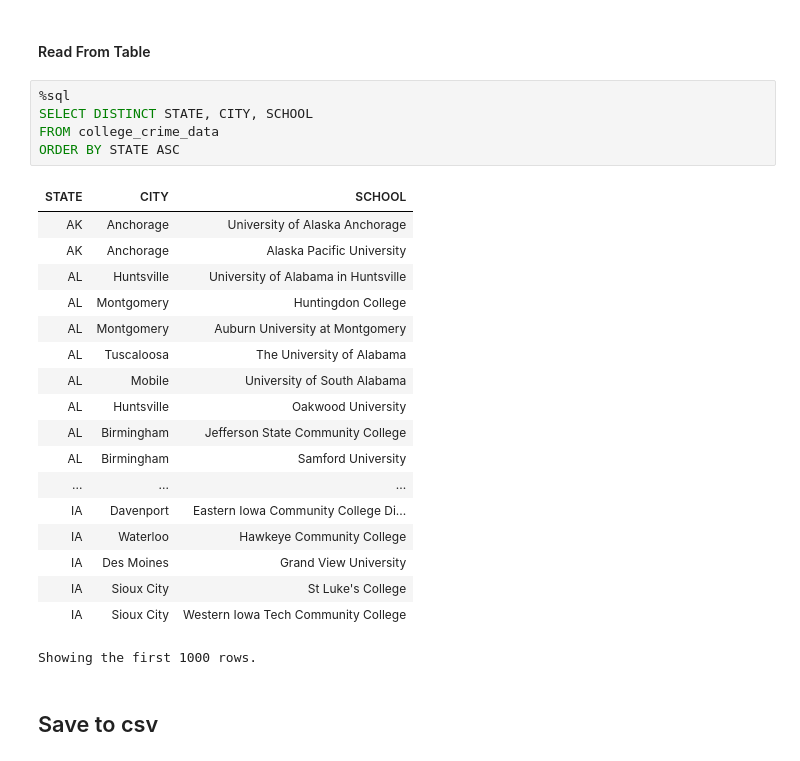
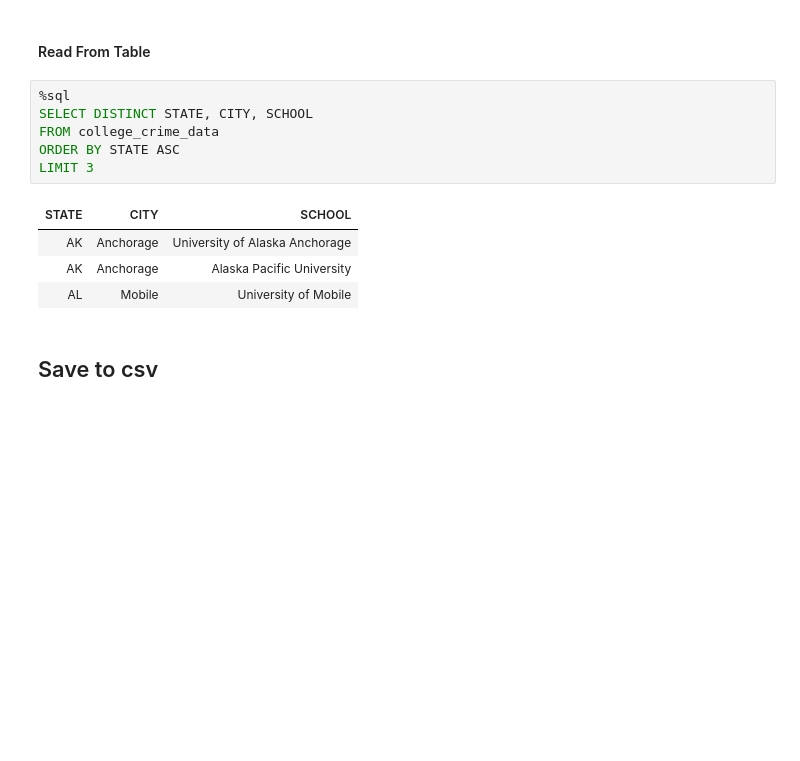
Before and after one commit to smarple222/PySpark_Data_Analysis_Tutorial, a Jupyter notebook: Spark_Data_Analysis_Tutorial.ipynb, the cells around one changed output. Cells and saved outputs as stored; diff of their text form; blank space fills up the shorter version.

```diff
--- a/Spark_Data_Analysis_Tutorial.ipynb
+++ b/Spark_Data_Analysis_Tutorial.ipynb
@@ -200,27 +204,14 @@ multi_join.write.mode('overwrite').saveAsTable('college_crime_data')
 # %%
 %sql
 SELECT DISTINCT STATE, CITY, SCHOOL
 FROM college_crime_data
 ORDER BY STATE ASC
+LIMIT 3
 # %% [output]
 | STATE | CITY | SCHOOL |
 | AK | Anchorage | University of Alaska Anchorage |
 | AK | Anchorage | Alaska Pacific University |
-| AL | Huntsville | University of Alabama in Huntsville |
-| AL | Montgomery | Huntingdon College |
-| AL | Montgomery | Auburn University at Montgomery |
-| AL | Tuscaloosa | The University of Alabama |
-| AL | Mobile | University of South Alabama |
-| AL | Huntsville | Oakwood University |
-| AL | Birmingham | Jefferson State Community College |
-| AL | Birmingham | Samford University |
-| ... | ... | ... |
-| IA | Davenport | Eastern Iowa Community College Di... |
-| IA | Waterloo | Hawkeye Community College |
-| IA | Des Moines | Grand View University |
-| IA | Sioux City | St Luke's College |
-| IA | Sioux City | Western Iowa Tech Community College |
+| AL | Mobile | University of Mobile |
-Showing the first 1000 rows.
 # %% [markdown]
 ## Save to csv
 # %%
```
Also changed, not shown: parts of 2 cells of this notebook.
